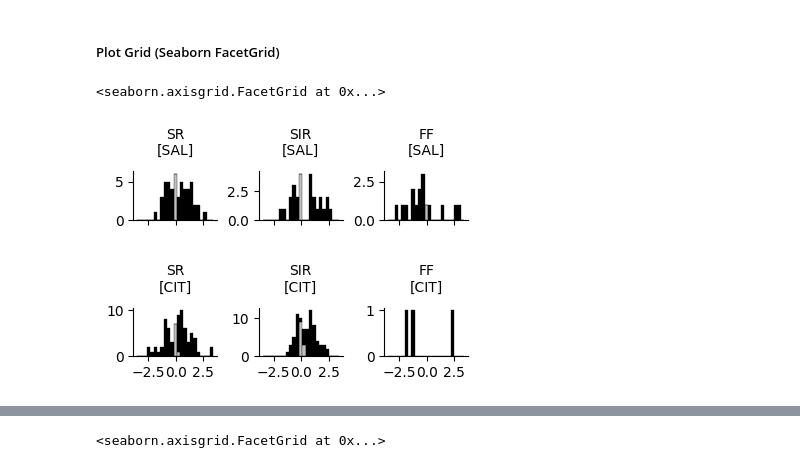
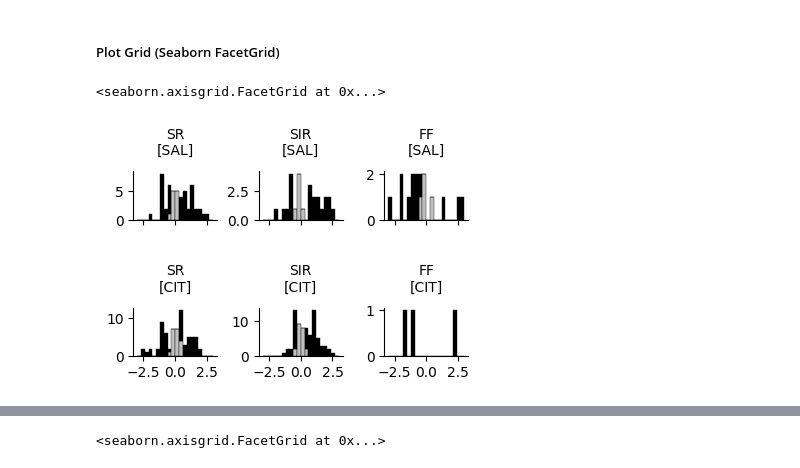
Before and after one commit to Ruairi-osul/SSRI-Interactions, a Jupyter notebook: notebooks/Foot Shock - Slow/Responders.ipynb, the cells around one changed output, grey strips where cells are left out. Drawn from its saved outputs; the diff is of its cells as text; code cells hidden in the pictures.

```diff
--- a/notebooks/Foot Shock - Slow/Responders.ipynb
+++ b/notebooks/Foot Shock - Slow/Responders.ipynb
@@ -71,7 +71,7 @@ mod = SpikeRateResponders(
     round_output=2,
     within_first=True,
     anova_contrast_interaction=True,
-    min_diff=0.2,
+    min_diff=0.4,
     )
 
 
@@ -598,32 +604,32 @@ def slow_ts_hist_grid(df, height=0.933, aspect=0.75):
         data=df,
         col="neuron_type",
         row="group",
         sharey=False,
         sharex=True,
         height=height,
         aspect=aspect,
         col_order=["SR", "SIR", "FF"],
         gridspec_kws={"wspace": 0.5, "hspace": 1.8},
     )
     g.map_dataframe(
         sns.histplot,
         x="diff_inv",
         hue="sig",
         palette=PAL_GREY_BLACK,
         multiple="stack",
         alpha=1,
         hue_order=[True, False],
-        bins=np.arange(-3.5, 3.5, 0.3),
+        bins=np.arange(-3, 3.1, 0.3),
         )
     g.set_xlabels("")
     g.set_ylabels("")
     return g
 
 
 with warnings.catch_warnings():
     warnings.simplefilter("ignore")
     g_shock = slow_ts_hist_grid(slow_responses, aspect=1.2, height=1.2)
 g_shock.set_titles("{col_name}\n[{row_name}]", pad=12)
 # %% [output]
 <seaborn.axisgrid.FacetGrid at 0x...>
-[figure, old version]
+[figure, new version]
```
Also changed, not shown: parts of 11 cells of this notebook, 4 other files.
